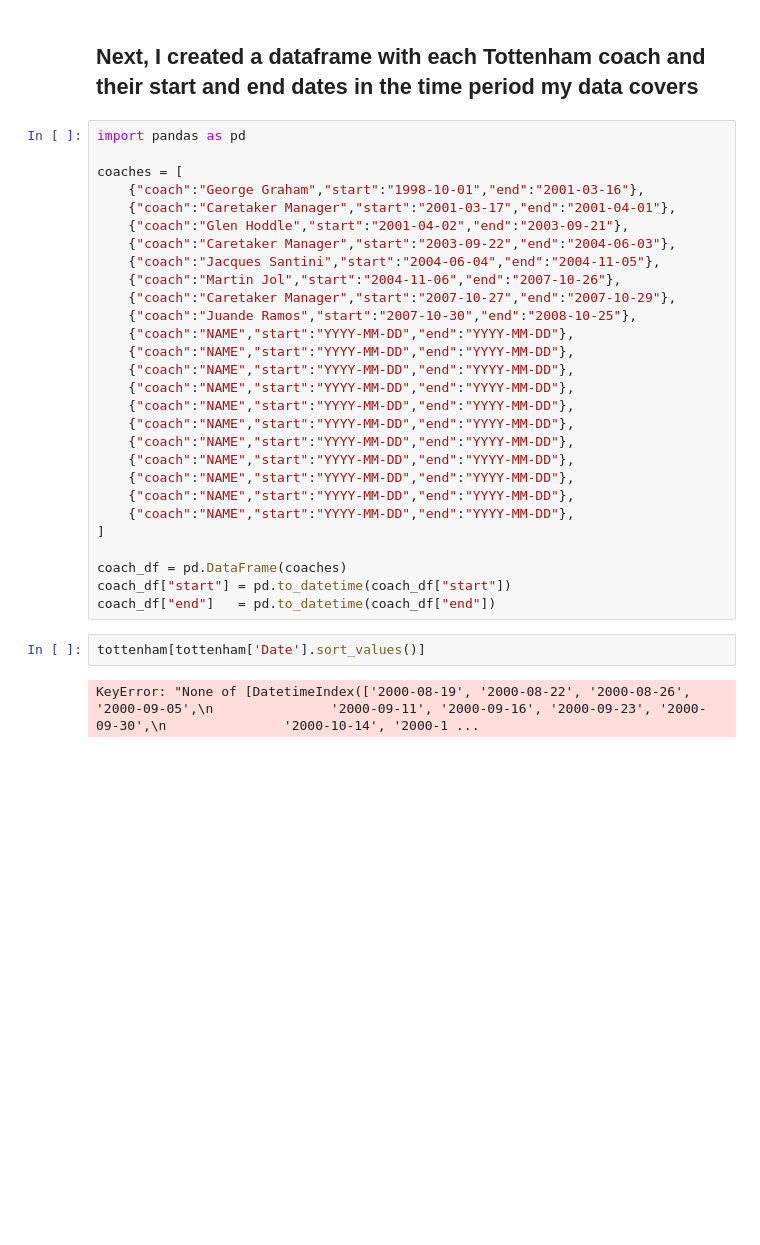
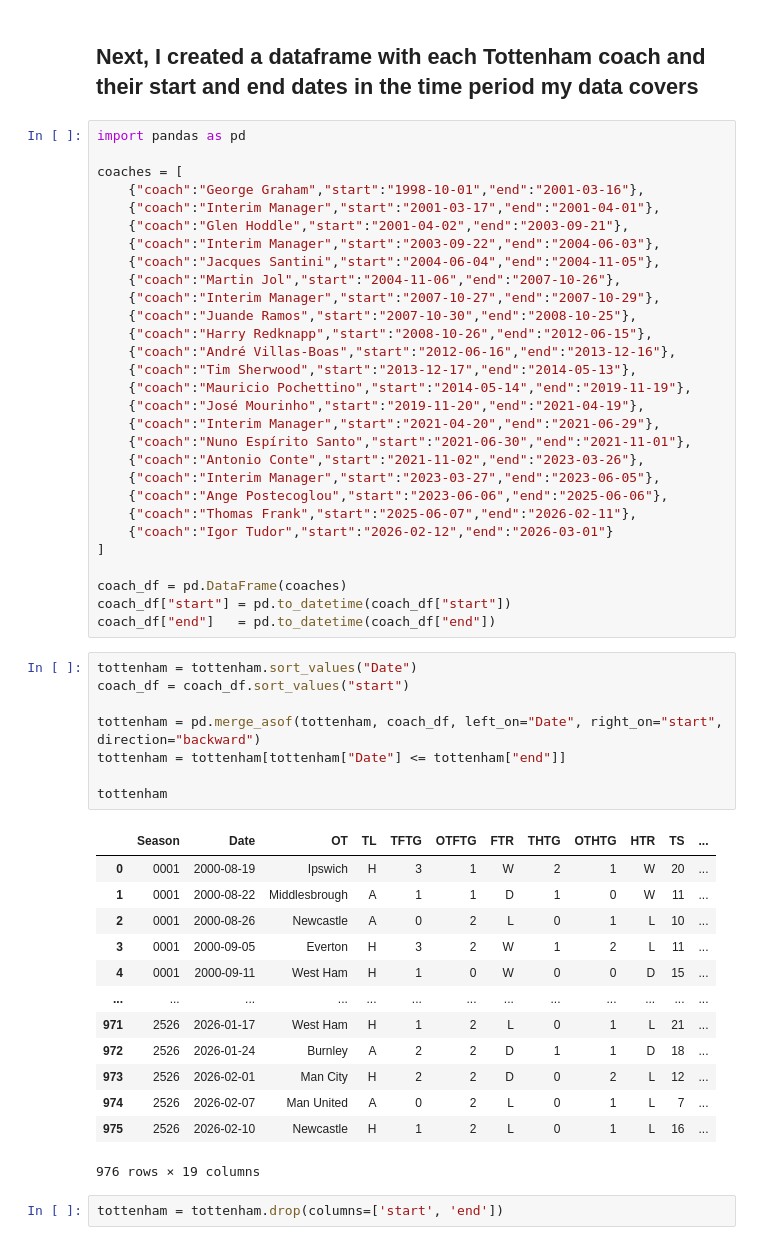
Before and after one commit to hgorledeenn/thomas-frank-spurs, a Jupyter notebook: data_analysis.ipynb, the cells around one changed output. Saved outputs shown, nothing was run; the diff lists cells and outputs as text; blank space fills up the shorter version.

```diff
--- a/data_analysis.ipynb
+++ b/data_analysis.ipynb
@@ -174,31 +180,52 @@ import pandas as pd
 
 coaches = [
     {"coach":"George Graham","start":"1998-10-01","end":"2001-03-16"},
-    {"coach":"Caretaker Manager","start":"2001-03-17","end":"2001-04-01"},
+    {"coach":"Interim Manager","start":"2001-03-17","end":"2001-04-01"},
     {"coach":"Glen Hoddle","start":"2001-04-02","end":"2003-09-21"},
-    {"coach":"Caretaker Manager","start":"2003-09-22","end":"2004-06-03"},
+    {"coach":"Interim Manager","start":"2003-09-22","end":"2004-06-03"},
     {"coach":"Jacques Santini","start":"2004-06-04","end":"2004-11-05"},
     {"coach":"Martin Jol","start":"2004-11-06","end":"2007-10-26"},
-    {"coach":"Caretaker Manager","start":"2007-10-27","end":"2007-10-29"},
+    {"coach":"Interim Manager","start":"2007-10-27","end":"2007-10-29"},
     {"coach":"Juande Ramos","start":"2007-10-30","end":"2008-10-25"},
-    {"coach":"NAME","start":"YYYY-MM-DD","end":"YYYY-MM-DD"},
-    {"coach":"NAME","start":"YYYY-MM-DD","end":"YYYY-MM-DD"},
-    {"coach":"NAME","start":"YYYY-MM-DD","end":"YYYY-MM-DD"},
-    {"coach":"NAME","start":"YYYY-MM-DD","end":"YYYY-MM-DD"},
-    {"coach":"NAME","start":"YYYY-MM-DD","end":"YYYY-MM-DD"},
-    {"coach":"NAME","start":"YYYY-MM-DD","end":"YYYY-MM-DD"},
-    {"coach":"NAME","start":"YYYY-MM-DD","end":"YYYY-MM-DD"},
-    {"coach":"NAME","start":"YYYY-MM-DD","end":"YYYY-MM-DD"},
-    {"coach":"NAME","start":"YYYY-MM-DD","end":"YYYY-MM-DD"},
-    {"coach":"NAME","start":"YYYY-MM-DD","end":"YYYY-MM-DD"},
-    {"coach":"NAME","start":"YYYY-MM-DD","end":"YYYY-MM-DD"},
+    {"coach":"Harry Redknapp","start":"2008-10-26","end":"2012-06-15"},
+    {"coach":"André Villas-Boas","start":"2012-06-16","end":"2013-12-16"},
+    {"coach":"Tim Sherwood","start":"2013-12-17","end":"2014-05-13"},
+    {"coach":"Mauricio Pochettino","start":"2014-05-14","end":"2019-11-19"},
+    {"coach":"José Mourinho","start":"2019-11-20","end":"2021-04-19"},
+    {"coach":"Interim Manager","start":"2021-04-20","end":"2021-06-29"},
+    {"coach":"Nuno Espírito Santo","start":"2021-06-30","end":"2021-11-01"},
+    {"coach":"Antonio Conte","start":"2021-11-02","end":"2023-03-26"},
+    {"coach":"Interim Manager","start":"2023-03-27","end":"2023-06-05"},
+    {"coach":"Ange Postecoglou","start":"2023-06-06","end":"2025-06-06"},
+    {"coach":"Thomas Frank","start":"2025-06-07","end":"2026-02-11"},
+    {"coach":"Igor Tudor","start":"2026-02-12","end":"2026-03-01"}
 ]
 
 coach_df = pd.DataFrame(coaches)
 coach_df["start"] = pd.to_datetime(coach_df["start"])
 coach_df["end"]   = pd.to_datetime(coach_df["end"])
 # %%
-tottenham[tottenham['Date'].sort_values()]
+tottenham = tottenham.sort_values("Date")
+coach_df = coach_df.sort_values("start")
+
+tottenham = pd.merge_asof(tottenham, coach_df, left_on="Date", right_on="start", direction="backward")
+tottenham = tottenham[tottenham["Date"] <= tottenham["end"]]
+
+tottenham
 # %% [output]
+|  | Season | Date | OT | TL | TFTG | OTFTG | FTR | THTG | OTHTG | HTR | TS | ... |
+| 0 | 0001 | 2000-08-19 | Ipswich | H | 3 | 1 | W | 2 | 1 | W | 20 | ... |
+| 1 | 0001 | 2000-08-22 | Middlesbrough | A | 1 | 1 | D | 1 | 0 | W | 11 | ... |
+| 2 | 0001 | 2000-08-26 | Newcastle | A | 0 | 2 | L | 0 | 1 | L | 10 | ... |
+| 3 | 0001 | 2000-09-05 | Everton | H | 3 | 2 | W | 1 | 2 | L | 11 | ... |
+| 4 | 0001 | 2000-09-11 | West Ham | H | 1 | 0 | W | 0 | 0 | D | 15 | ... |
+| ... | ... | ... | ... | ... | ... | ... | ... | ... | ... | ... | ... | ... |
+| 971 | 2526 | 2026-01-17 | West Ham | H | 1 | 2 | L | 0 | 1 | L | 21 | ... |
+| 972 | 2526 | 2026-01-24 | Burnley | A | 2 | 2 | D | 1 | 1 | D | 18 | ... |
+| 973 | 2526 | 2026-02-01 | Man City | H | 2 | 2 | D | 0 | 2 | L | 12 | ... |
+| 974 | 2526 | 2026-02-07 | Man United | A | 0 | 2 | L | 0 | 1 | L | 7 | ... |
+| 975 | 2526 | 2026-02-10 | Newcastle | H | 1 | 2 | L | 0 | 1 | L | 16 | ... |
-KeyError: "None of [DatetimeIndex(['2000-08-19', '2000-08-22', '2000-08-26', '2000-09-05',\n               '2000-09-11', '2000-09-16', '2000-09-23', '2000-09-30',\n               '2000-10-14', '2000-1 ...
+976 rows × 19 columns
+# %%
+tottenham = tottenham.drop(columns=['start', 'end'])
 # %%
```
Also changed, not shown: parts of 6 cells of this notebook, 1 other file.
